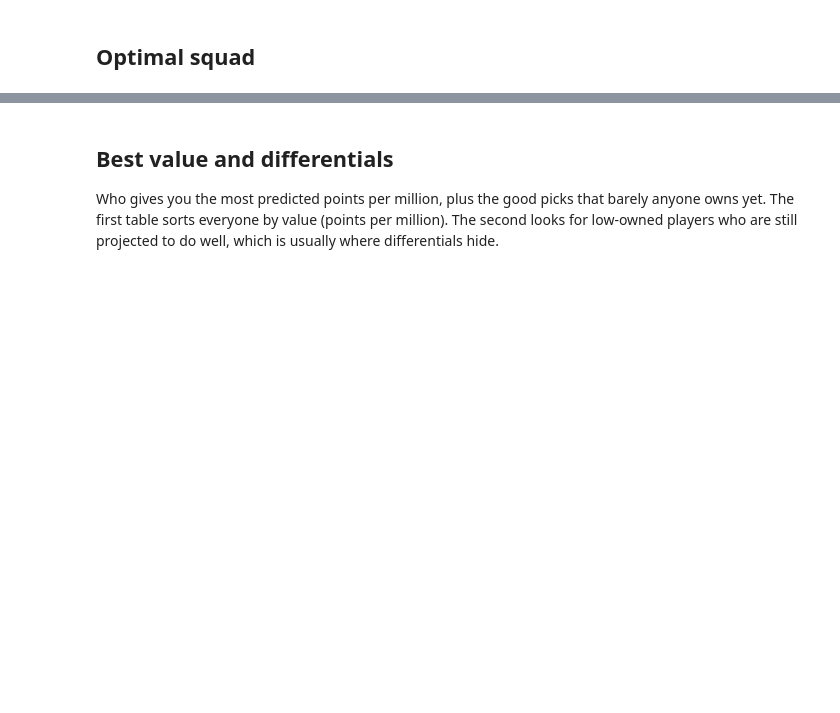
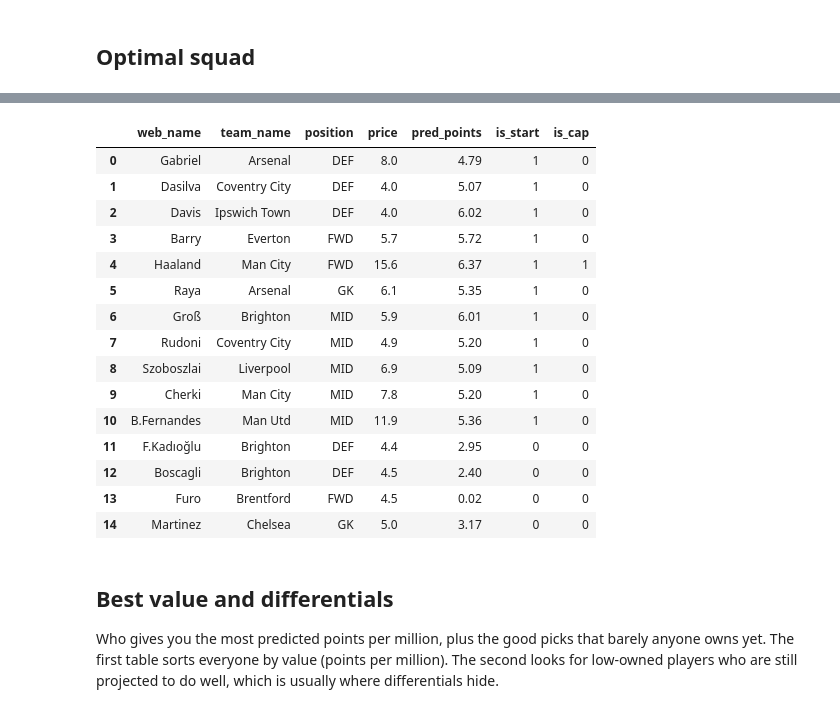
Before and after one commit to husainal1/fpl-predictor-app, a Jupyter notebook: Predicting_EPL_Player_Performance_2026_27.ipynb, the cells around one changed output, grey strips where cells are left out. Saved outputs shown, nothing was run; the diff lists cells and outputs as text; code cells hidden in the pictures; blank space fills up the shorter version.

```diff
--- a/Predicting_EPL_Player_Performance_2026_27.ipynb
+++ b/Predicting_EPL_Player_Performance_2026_27.ipynb
@@ -475,7 +481,11 @@ Top predicted scorers for GW6:
 ## Optimal squad
 # %%
 # ---- Optimal squad for the upcoming GW (clean, parameterised, no hardcoding) ----
-from pulp import LpProblem, LpMaximize, LpVariable, lpSum, value, LpBinary, PULP_CBC_CMD
+from pulp import LpProblem, LpMaximize, LpVariable, lpSum, value, LpBinary
+try:
+    from pulp import PULP_CBC_CMD
+except ImportError:
+    from pulp.apis import PULP_CBC_CMD
 
 def optimize_squad(pred_df, budget=SQUAD_BUDGET, max_per_club=3,
                    squad=(2,5,5,3), starters=11):
@@ -526,3 +536,19 @@ ImportError: cannot import name 'PULP_CBC_CMD' from 'pulp' (/usr/local/lib/pytho
+|  | web_name | team_name | position | price | pred_points | is_start | is_cap |
+| 0 | Gabriel | Arsenal | DEF | 8.0 | 4.79 | 1 | 0 |
+| 1 | Dasilva | Coventry City | DEF | 4.0 | 5.07 | 1 | 0 |
+| 2 | Davis | Ipswich Town | DEF | 4.0 | 6.02 | 1 | 0 |
+| 3 | Barry | Everton | FWD | 5.7 | 5.72 | 1 | 0 |
+| 4 | Haaland | Man City | FWD | 15.6 | 6.37 | 1 | 1 |
+| 5 | Raya | Arsenal | GK | 6.1 | 5.35 | 1 | 0 |
+| 6 | Groß | Brighton | MID | 5.9 | 6.01 | 1 | 0 |
+| 7 | Rudoni | Coventry City | MID | 4.9 | 5.20 | 1 | 0 |
+| 8 | Szoboszlai | Liverpool | MID | 6.9 | 5.09 | 1 | 0 |
+| 9 | Cherki | Man City | MID | 7.8 | 5.20 | 1 | 0 |
+| 10 | B.Fernandes | Man Utd | MID | 11.9 | 5.36 | 1 | 0 |
+| 11 | F.Kadıoğlu | Brighton | DEF | 4.4 | 2.95 | 0 | 0 |
+| 12 | Boscagli | Brighton | DEF | 4.5 | 2.40 | 0 | 0 |
+| 13 | Furo | Brentford | FWD | 4.5 | 0.02 | 0 | 0 |
+| 14 | Martinez | Chelsea | GK | 5.0 | 3.17 | 0 | 0 |
 # %% [markdown]
 ## Best value and differentials
 
```
Also changed, not shown: parts of 8 cells of this notebook.
